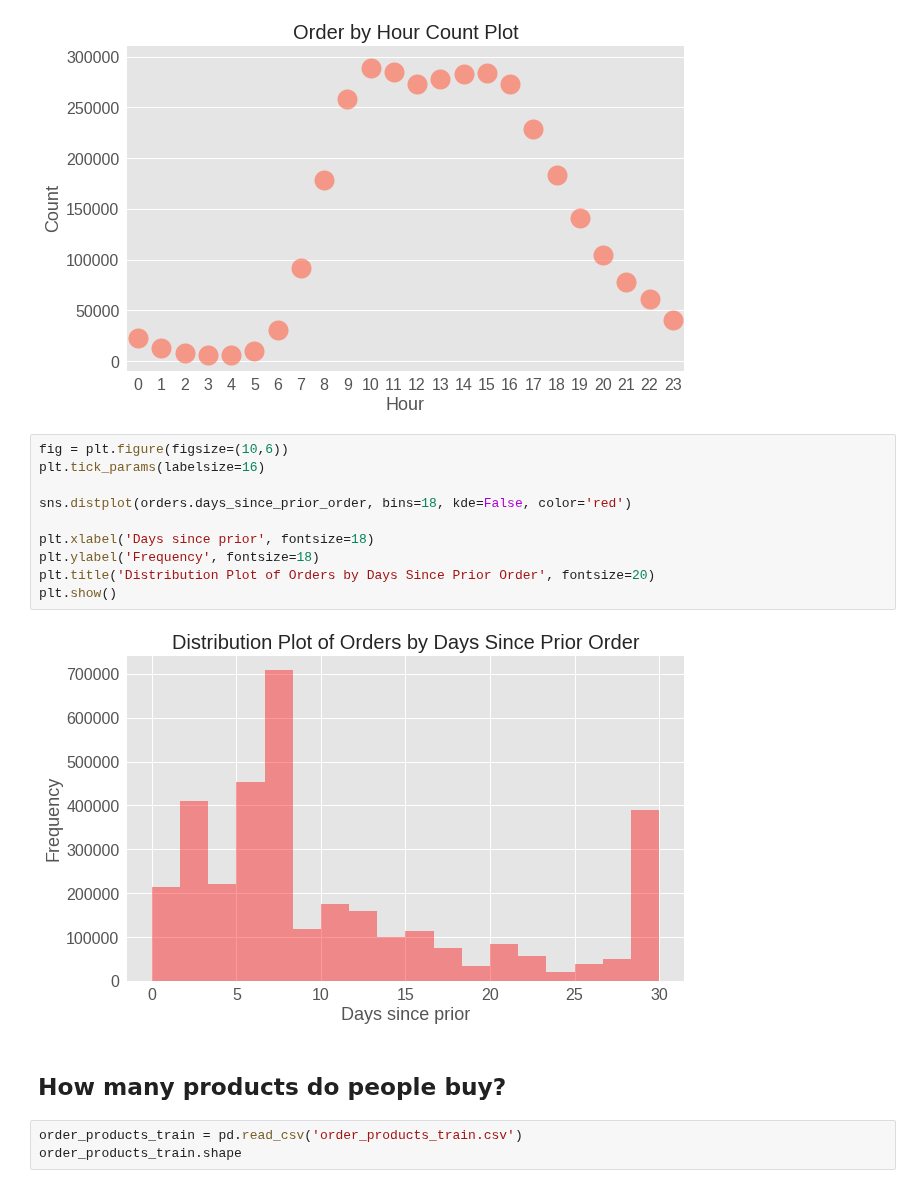
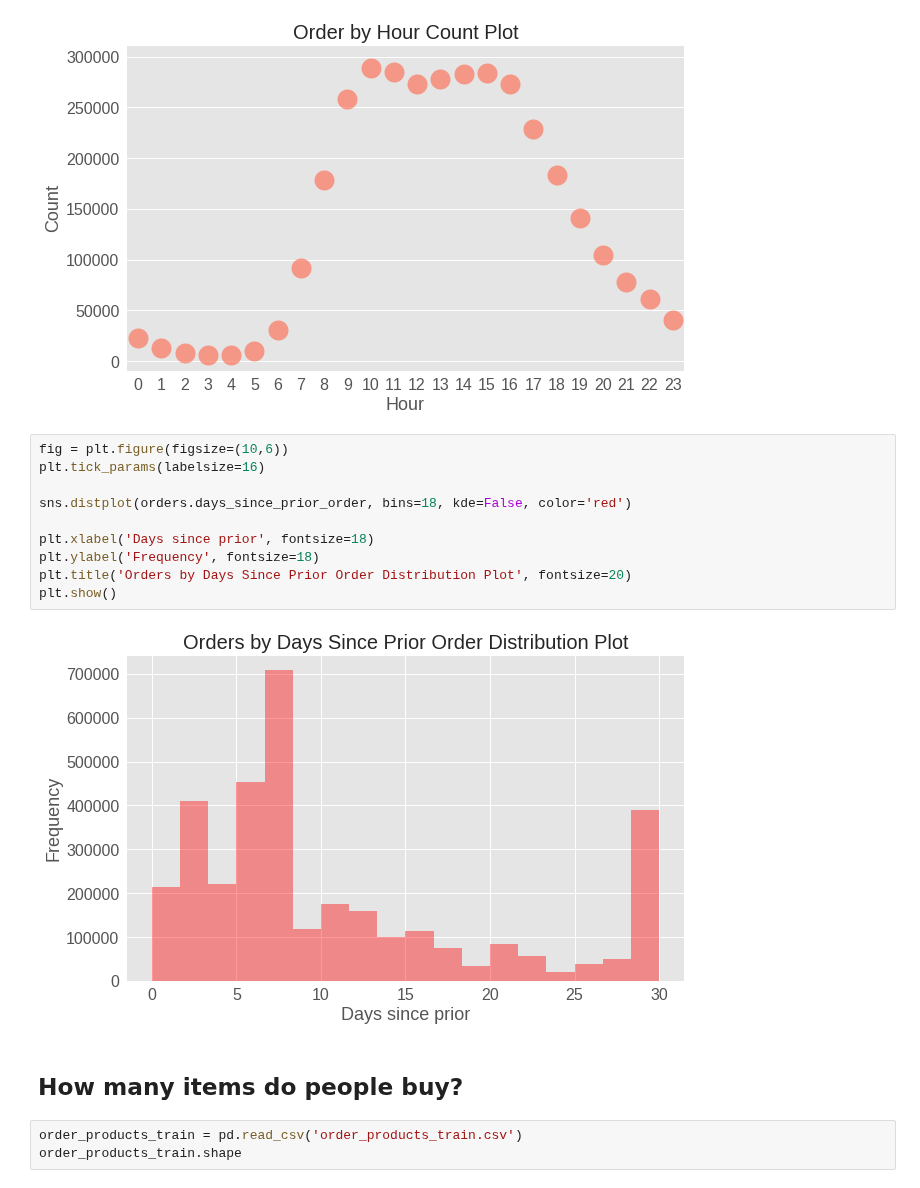
Before and after one commit to alekseisolovev/kaggle, a Jupyter notebook: instacart-market/instacart_market_basket_analysis_eda.ipynb, the cells around one changed output. Drawn from its saved outputs; the diff is of its cells as text.

```diff
--- a/instacart-market/instacart_market_basket_analysis_eda.ipynb
+++ b/instacart-market/instacart_market_basket_analysis_eda.ipynb
@@ -45,17 +45,17 @@ plt.show()
 # %%
 fig = plt.figure(figsize=(10,6))
 plt.tick_params(labelsize=16)
 
 sns.distplot(orders.days_since_prior_order, bins=18, kde=False, color='red')
 
 plt.xlabel('Days since prior', fontsize=18)
 plt.ylabel('Frequency', fontsize=18)
-plt.title('Distribution Plot of Orders by Days Since Prior Order', fontsize=20)
+plt.title('Orders by Days Since Prior Order Distribution Plot', fontsize=20)
 plt.show()
 # %% [output]
-[figure, old version]
+[figure, new version]
 # %% [markdown]
-## How many products do people buy?
+## How many items do people buy?
 # %%
 order_products_train = pd.read_csv('order_products_train.csv')
 order_products_train.shape
```
Also changed, not shown: parts of 4 cells of this notebook.
